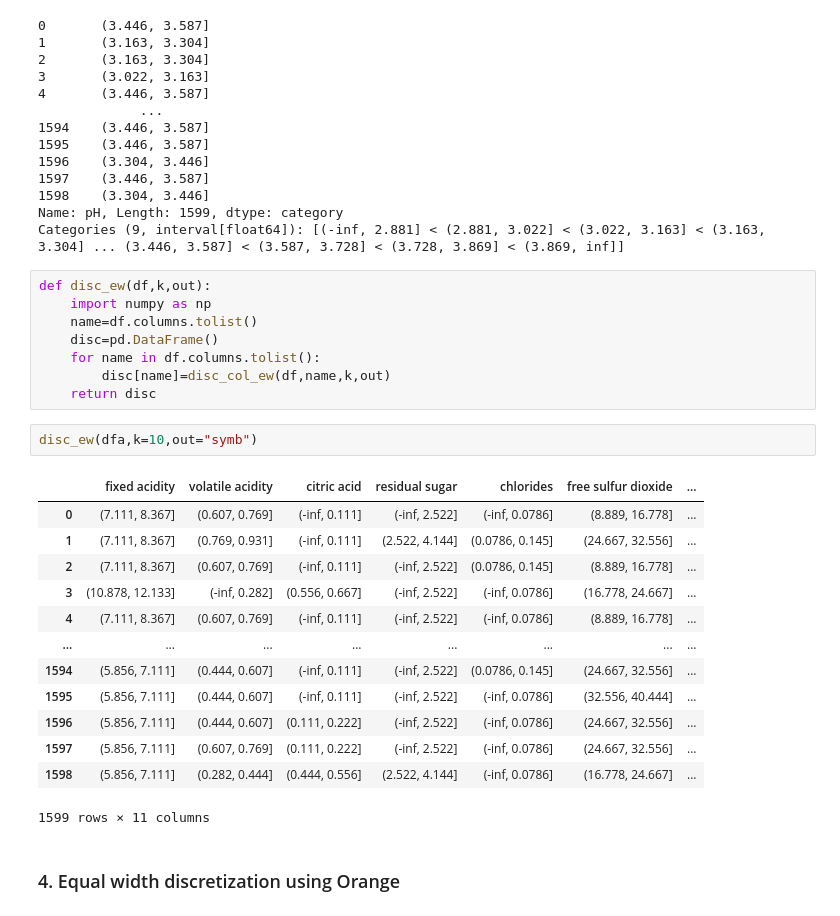
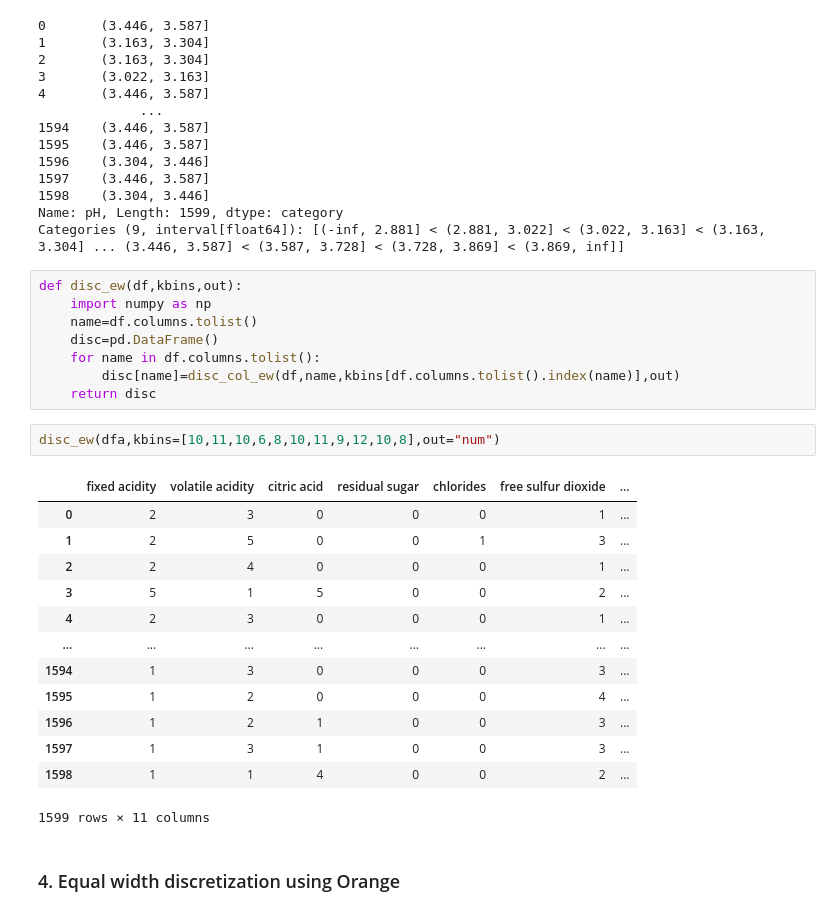
Before and after one commit to eacunafer/Data-Mining-Machine-Learning-subgraduado-, a Jupyter notebook: notebooks/Discretization.ipynb, the cells around one changed output. Drawn from its saved outputs; the diff is of its cells as text.

```diff
--- a/notebooks/Discretization.ipynb
+++ b/notebooks/Discretization.ipynb
@@ -171,29 +187,29 @@ disc_col_ew(dfa,'pH',10,out="symb")
 Name: pH, Length: 1599, dtype: category
 Categories (9, interval[float64]): [(-inf, 2.881] < (2.881, 3.022] < (3.022, 3.163] < (3.163, 3.304] ... (3.446, 3.587] < (3.587, 3.728] < (3.728, 3.869] < (3.869, inf]]
 # %%
-def disc_ew(df,k,out):
+def disc_ew(df,kbins,out):
     import numpy as np
     name=df.columns.tolist()
     disc=pd.DataFrame()
     for name in df.columns.tolist():
-        disc[name]=disc_col_ew(df,name,k,out)
+        disc[name]=disc_col_ew(df,name,kbins[df.columns.tolist().index(name)],out)
     return disc
-# %%
-disc_ew(dfa,k=10,out="symb")
-# %% [output]
-|  | fixed acidity | volatile acidity | citric acid | residual sugar | chlorides | free sulfur dioxide | ... |
-| 0 | (7.111, 8.367] | (0.607, 0.769] | (-inf, 0.111] | (-inf, 2.522] | (-inf, 0.0786] | (8.889, 16.778] | ... |
-| 1 | (7.111, 8.367] | (0.769, 0.931] | (-inf, 0.111] | (2.522, 4.144] | (0.0786, 0.145] | (24.667, 32.556] | ... |
-| 2 | (7.111, 8.367] | (0.607, 0.769] | (-inf, 0.111] | (-inf, 2.522] | (0.0786, 0.145] | (8.889, 16.778] | ... |
-| 3 | (10.878, 12.133] | (-inf, 0.282] | (0.556, 0.667] | (-inf, 2.522] | (-inf, 0.0786] | (16.778, 24.667] | ... |
-| 4 | (7.111, 8.367] | (0.607, 0.769] | (-inf, 0.111] | (-inf, 2.522] | (-inf, 0.0786] | (8.889, 16.778] | ... |
-| ... | ... | ... | ... | ... | ... | ... | ... |
-| 1594 | (5.856, 7.111] | (0.444, 0.607] | (-inf, 0.111] | (-inf, 2.522] | (0.0786, 0.145] | (24.667, 32.556] | ... |
-| 1595 | (5.856, 7.111] | (0.444, 0.607] | (-inf, 0.111] | (-inf, 2.522] | (-inf, 0.0786] | (32.556, 40.444] | ... |
-| 1596 | (5.856, 7.111] | (0.444, 0.607] | (0.111, 0.222] | (-inf, 2.522] | (-inf, 0.0786] | (24.667, 32.556] | ... |
-| 1597 | (5.856, 7.111] | (0.607, 0.769] | (0.111, 0.222] | (-inf, 2.522] | (-inf, 0.0786] | (24.667, 32.556] | ... |
-| 1598 | (5.856, 7.111] | (0.282, 0.444] | (0.444, 0.556] | (2.522, 4.144] | (-inf, 0.0786] | (16.778, 24.667] | ... |
-1599 rows × 11 columns
+# %%
+disc_ew(dfa,kbins=[10,11,10,6,8,10,11,9,12,10,8],out="num")
+# %% [output]
+|  | fixed acidity | volatile acidity | citric acid | residual sugar | chlorides | free sulfur dioxide | ... |
+| 0 | 2 | 3 | 0 | 0 | 0 | 1 | ... |
+| 1 | 2 | 5 | 0 | 0 | 1 | 3 | ... |
+| 2 | 2 | 4 | 0 | 0 | 0 | 1 | ... |
+| 3 | 5 | 1 | 5 | 0 | 0 | 2 | ... |
+| 4 | 2 | 3 | 0 | 0 | 0 | 1 | ... |
+| ... | ... | ... | ... | ... | ... | ... | ... |
+| 1594 | 1 | 3 | 0 | 0 | 0 | 3 | ... |
+| 1595 | 1 | 2 | 0 | 0 | 0 | 4 | ... |
+| 1596 | 1 | 2 | 1 | 0 | 0 | 3 | ... |
+| 1597 | 1 | 3 | 1 | 0 | 0 | 3 | ... |
+| 1598 | 1 | 1 | 4 | 0 | 0 | 2 | ... |
+1599 rows × 11 columns
 # %% [markdown]
 ### 4. Equal width discretization using Orange
 # %%
```
Also changed, not shown: parts of 4 cells of this notebook, 1 other file.
